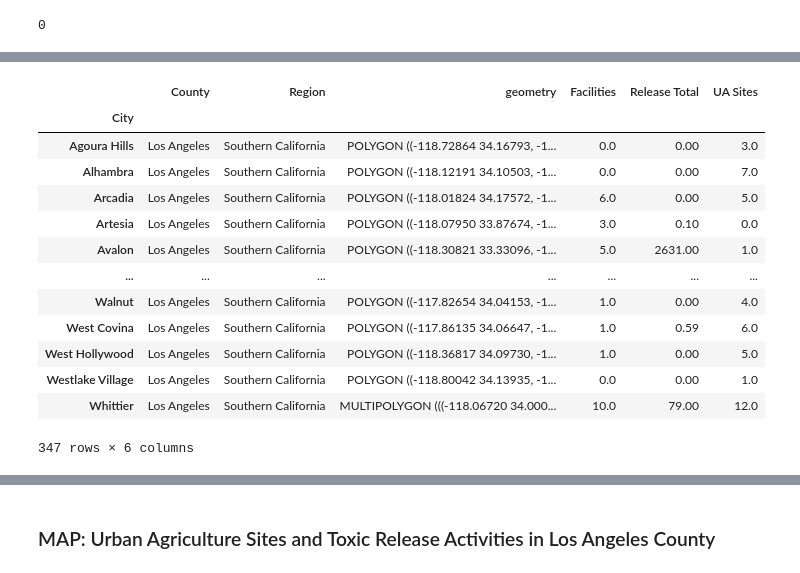
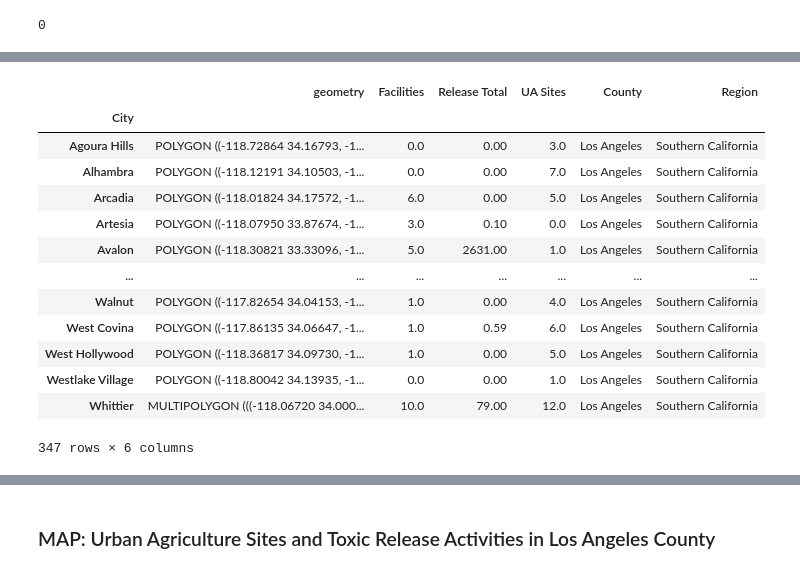
Before and after one commit to ngmelo/up221-melody, a Jupyter notebook: Food and General Plans/LAC Map .ipynb, the cells around one changed output, grey strips where cells are left out. Drawn from its saved outputs; the diff is of its cells as text; code cells hidden in the pictures.

```diff
--- a/Food and General Plans/LAC Map .ipynb
+++ b/Food and General Plans/LAC Map .ipynb
@@ -346,21 +323,19 @@ LACfinal.head(5)
 # %%
 # keeping only columns of interest in muni dataframe
-LACfinal = LACfinal[['County', 'Region', 'geometry', 'Facilities', 'Release Total', 'UA Sites']]
+LACfinal = LACfinal[['geometry', 'Facilities', 'Release Total', 'UA Sites', 'County', 'Region']]
 LACfinal
-# saving
-#LACfinal.to_file("LACfinal.json", driver="GeoJSON", encoding = 'utf-8')
 # %% [output]
-|  | County | Region | geometry | Facilities | Release Total | UA Sites |
+|  | geometry | Facilities | Release Total | UA Sites | County | Region |
 | City |  |  |  |  |  |  |
-| Agoura Hills | Los Angeles | Southern California | POLYGON ((-118.72864 34.16793, -1... | 0.0 | 0.00 | 3.0 |
-| Alhambra | Los Angeles | Southern California | POLYGON ((-118.12191 34.10503, -1... | 0.0 | 0.00 | 7.0 |
-| Arcadia | Los Angeles | Southern California | POLYGON ((-118.01824 34.17572, -1... | 6.0 | 0.00 | 5.0 |
-| Artesia | Los Angeles | Southern California | POLYGON ((-118.07950 33.87674, -1... | 3.0 | 0.10 | 0.0 |
-| Avalon | Los Angeles | Southern California | POLYGON ((-118.30821 33.33096, -1... | 5.0 | 2631.00 | 1.0 |
+| Agoura Hills | POLYGON ((-118.72864 34.16793, -1... | 0.0 | 0.00 | 3.0 | Los Angeles | Southern California |
+| Alhambra | POLYGON ((-118.12191 34.10503, -1... | 0.0 | 0.00 | 7.0 | Los Angeles | Southern California |
+| Arcadia | POLYGON ((-118.01824 34.17572, -1... | 6.0 | 0.00 | 5.0 | Los Angeles | Southern California |
+| Artesia | POLYGON ((-118.07950 33.87674, -1... | 3.0 | 0.10 | 0.0 | Los Angeles | Southern California |
+| Avalon | POLYGON ((-118.30821 33.33096, -1... | 5.0 | 2631.00 | 1.0 | Los Angeles | Southern California |
 | ... | ... | ... | ... | ... | ... | ... |
-| Walnut | Los Angeles | Southern California | POLYGON ((-117.82654 34.04153, -1... | 1.0 | 0.00 | 4.0 |
-| West Covina | Los Angeles | Southern California | POLYGON ((-117.86135 34.06647, -1... | 1.0 | 0.59 | 6.0 |
-| West Hollywood | Los Angeles | Southern California | POLYGON ((-118.36817 34.09730, -1... | 1.0 | 0.00 | 5.0 |
-| Westlake Village | Los Angeles | Southern California | POLYGON ((-118.80042 34.13935, -1... | 0.0 | 0.00 | 1.0 |
-| Whittier | Los Angeles | Southern California | MULTIPOLYGON (((-118.06720 34.000... | 10.0 | 79.00 | 12.0 |
+| Walnut | POLYGON ((-117.82654 34.04153, -1... | 1.0 | 0.00 | 4.0 | Los Angeles | Southern California |
+| West Covina | POLYGON ((-117.86135 34.06647, -1... | 1.0 | 0.59 | 6.0 | Los Angeles | Southern California |
+| West Hollywood | POLYGON ((-118.36817 34.09730, -1... | 1.0 | 0.00 | 5.0 | Los Angeles | Southern California |
+| Westlake Village | POLYGON ((-118.80042 34.13935, -1... | 0.0 | 0.00 | 1.0 | Los Angeles | Southern California |
+| Whittier | MULTIPOLYGON (((-118.06720 34.000... | 10.0 | 79.00 | 12.0 | Los Angeles | Southern California |
 347 rows × 6 columns
```
Also changed, not shown: parts of 11 cells of this notebook, 3 other files.
